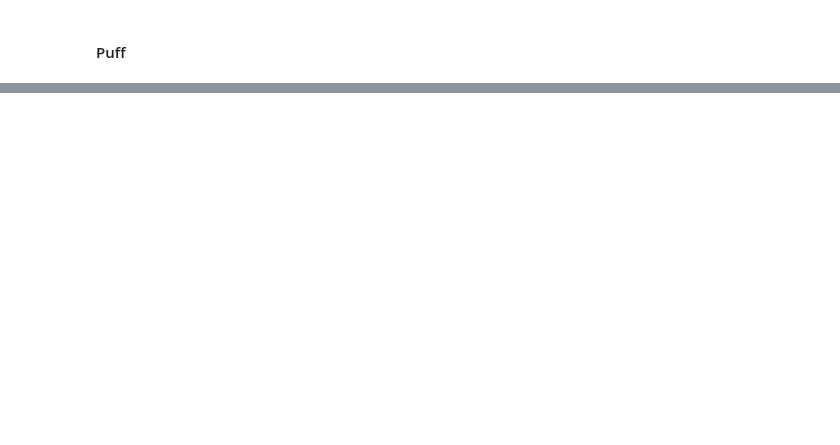
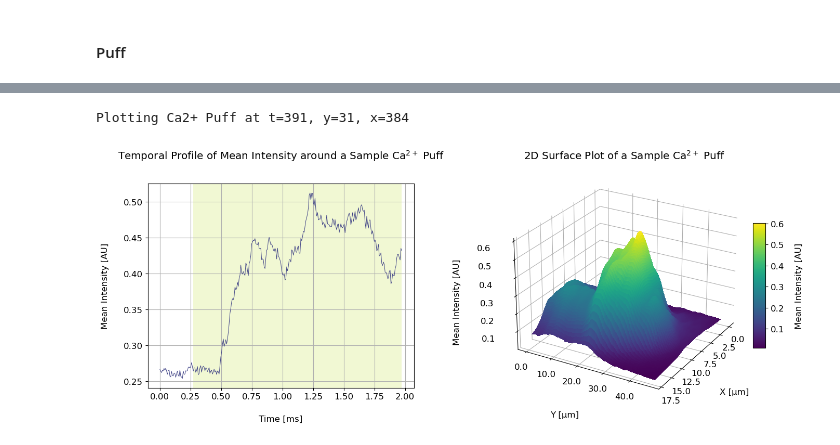
Before and after one commit to dottipr/sparks_project, a Jupyter notebook: notebooks_raw/ANALYSIS compute dataset stats.ipynb, the cells around one changed output, grey strips where cells are left out. Saved outputs shown, nothing was run; the diff lists cells and outputs as text; code cells hidden in the pictures; blank space fills up the shorter version.

```diff
--- a/notebooks_raw/ANALYSIS compute dataset stats.ipynb
+++ b/notebooks_raw/ANALYSIS compute dataset stats.ipynb
@@ -1564,0 +1335,25 @@ Analyzing Puff at t=667, y=58, x=374
+# %%
+# signal parameters
+puff_radius = 10
+puff_t_context_duration = 40
+puff_spatial_context = 10  # consider extended ROI
+
+
+plot_event_t_profile_2d_surface(
+    sample_id=puff_sample_id,
+    movie=original_movie,
+    events_mask=puffs_mask,
+    event_coord=puffs_coords[puff_event_id],
+    event_type="puff",
+    fps=fps_dict[puff_sample_id],
+    radius=puff_radius,
+    t_context_duration=puff_t_context_duration,
+    spatial_context=puff_spatial_context,
+    figsize=figsize,
+    width_ratios=width_ratios,
+    height_ratios=height_ratios,
+    linewidth=linewidth,
+)
+# %% [output]
+Plotting Ca2+ Puff at t=391, y=31, x=384
+[figure, added]
```
Also changed, not shown: parts of 19 cells of this notebook, 5 other files.
